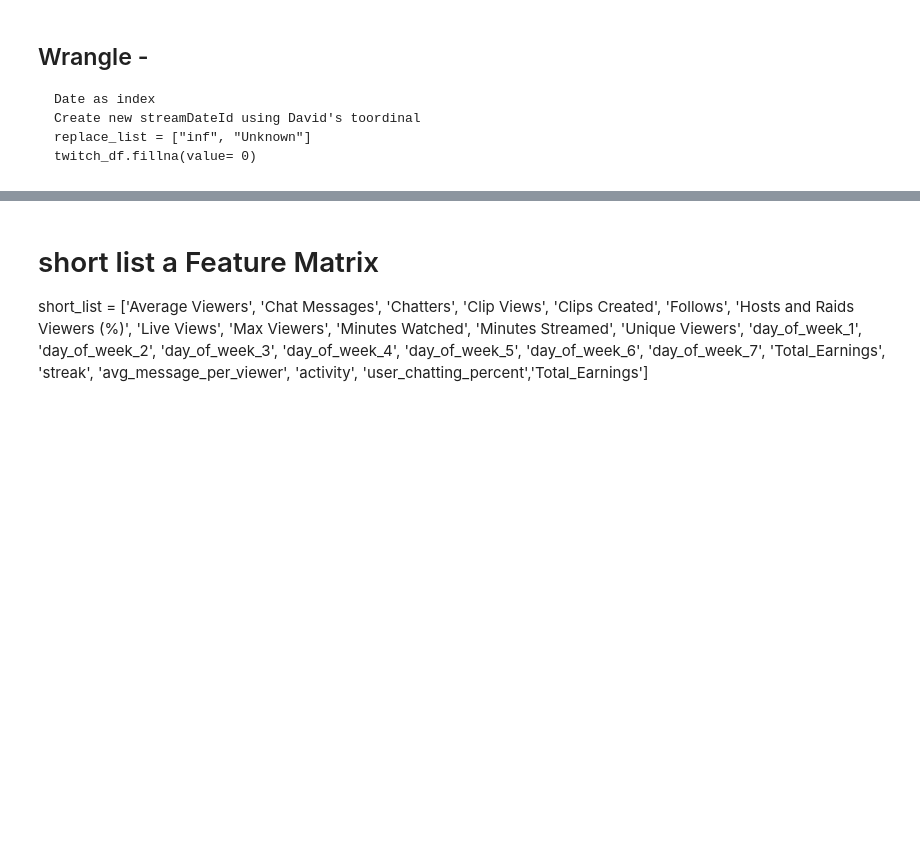
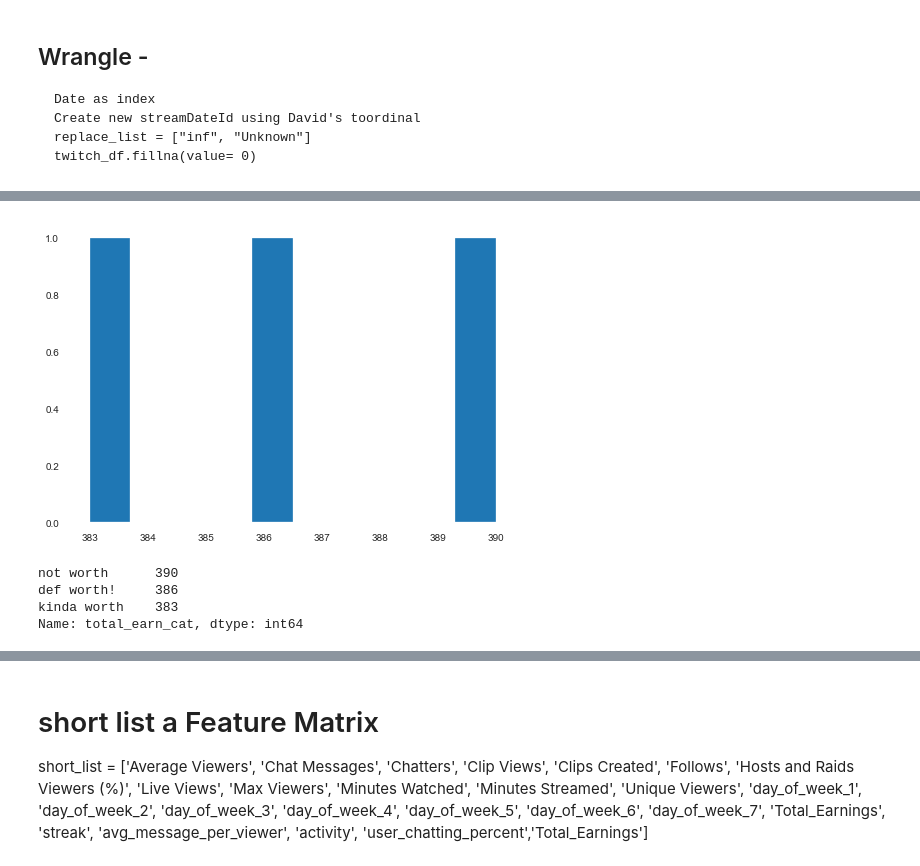
Before and after one commit to ilEnzio/StarKells_Twitch_data, a Jupyter notebook: ERLE_GRANGERII_DS18_UNIT02_Starkells_Exploring_Cleaning02.ipynb, the cells around one changed output, grey strips where cells are left out. Drawn from its saved outputs; the diff is of its cells as text; code cells hidden in the pictures; blank space fills up the shorter version.

```diff
--- a/ERLE_GRANGERII_DS18_UNIT02_Starkells_Exploring_Cleaning02.ipynb
+++ b/ERLE_GRANGERII_DS18_UNIT02_Starkells_Exploring_Cleaning02.ipynb
@@ -73,5 +73,5 @@ def load_twitch_data():
                     usecols = [i for i in cols if i !="Unnamed: 71"])
     return df
 # %%
-twitch_df = load_twitch_data()
+twitch_original_df = load_twitch_data()
 # %%
@@ -251,0 +314,2 @@ game_freq_df.set_index("Game").head(20).sort_values(by="Days").plot.barh()
+# %%
+temp_df = twitch_df.copy()
@@ -251,0 +322,12 @@ game_freq_df.set_index("Game").head(20).sort_values(by="Days").plot.barh()
+# %%
+plt.hist(temp_df["total_earn_cat"].value_counts())
+plt.show()
+# %% [output]
+[figure, added]
+# %%
+temp_df["total_earn_cat"].value_counts()
+# %% [output]
+not worth      390
+def worth!     386
+kinda worth    383
+Name: total_earn_cat, dtype: int64
```
Also changed, not shown: parts of 52 cells of this notebook.
